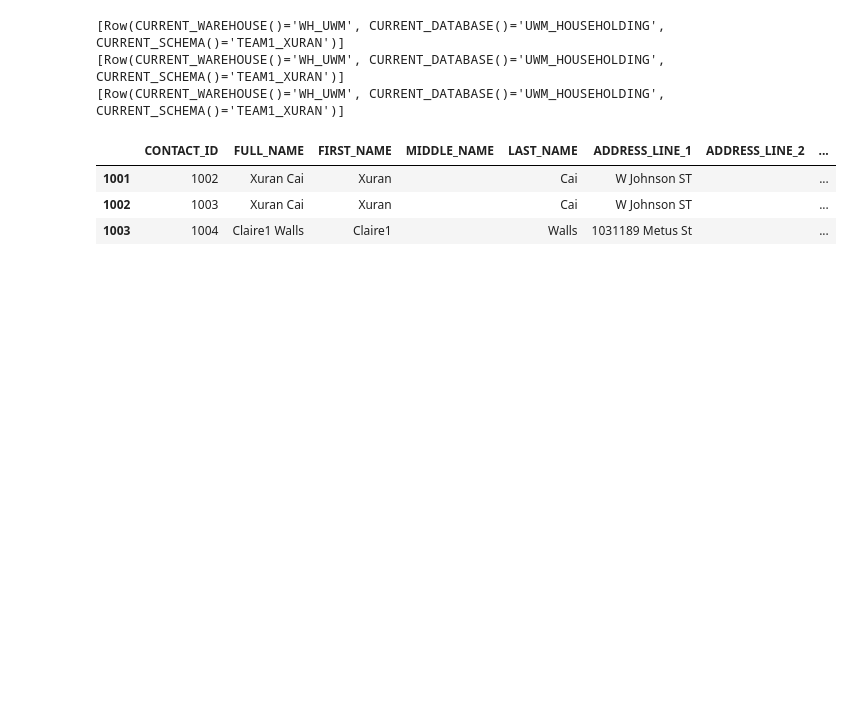
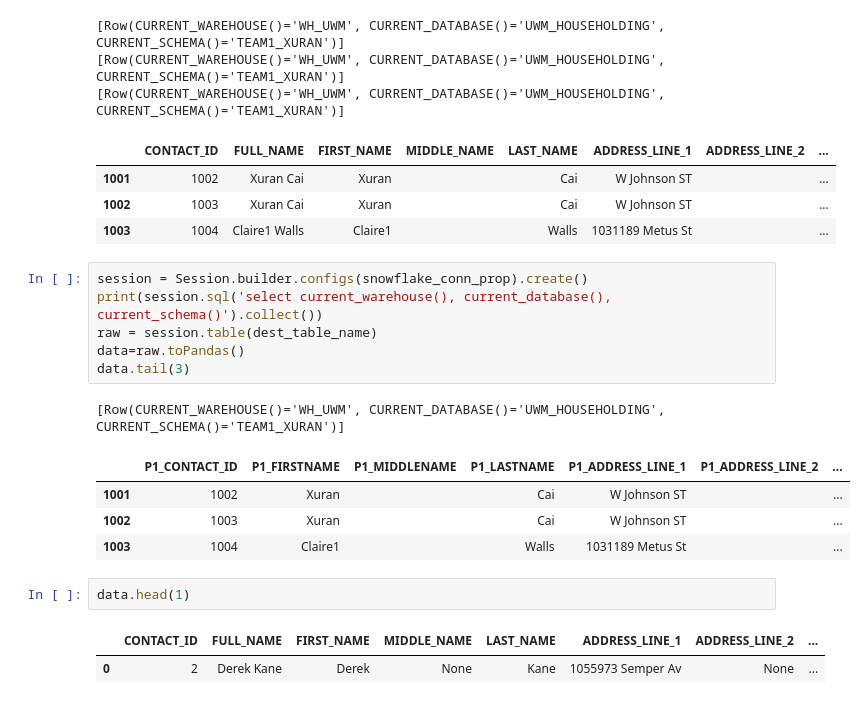
Before and after one commit to AndrewMeyers11/Associated_Badgers, a Jupyter notebook: Models/register.ipynb, the cells around one changed output. Drawn from its saved outputs; the diff is of its cells as text; blank space fills up the shorter version.

```diff
--- a/Models/register.ipynb
+++ b/Models/register.ipynb
@@ -149,3 +177,20 @@ data.tail(3)
 | 1001 | 1002 | Xuran Cai | Xuran |  | Cai | W Johnson ST |  | ... |
 | 1002 | 1003 | Xuran Cai | Xuran |  | Cai | W Johnson ST |  | ... |
 | 1003 | 1004 | Claire1 Walls | Claire1 |  | Walls | 1031189 Metus St |  | ... |
+# %%
+session = Session.builder.configs(snowflake_conn_prop).create()
+print(session.sql('select current_warehouse(), current_database(), current_schema()').collect())
+raw = session.table(dest_table_name)
+data=raw.toPandas()
+data.tail(3)
+# %% [output]
+[Row(CURRENT_WAREHOUSE()='WH_UWM', CURRENT_DATABASE()='UWM_HOUSEHOLDING', CURRENT_SCHEMA()='TEAM1_XURAN')]
+|  | P1_CONTACT_ID | P1_FIRSTNAME | P1_MIDDLENAME | P1_LASTNAME | P1_ADDRESS_LINE_1 | P1_ADDRESS_LINE_2 | ... |
+| 1001 | 1002 | Xuran |  | Cai | W Johnson ST |  | ... |
+| 1002 | 1003 | Xuran |  | Cai | W Johnson ST |  | ... |
+| 1003 | 1004 | Claire1 |  | Walls | 1031189 Metus St |  | ... |
+# %%
+data.head(1)
+# %% [output]
+|  | CONTACT_ID | FULL_NAME | FIRST_NAME | MIDDLE_NAME | LAST_NAME | ADDRESS_LINE_1 | ADDRESS_LINE_2 | ... |
+| 0 | 2 | Derek Kane | Derek | None | Kane | 1055973 Semper Av | None | ... |
```
Also changed, not shown: parts of 10 cells of this notebook.
